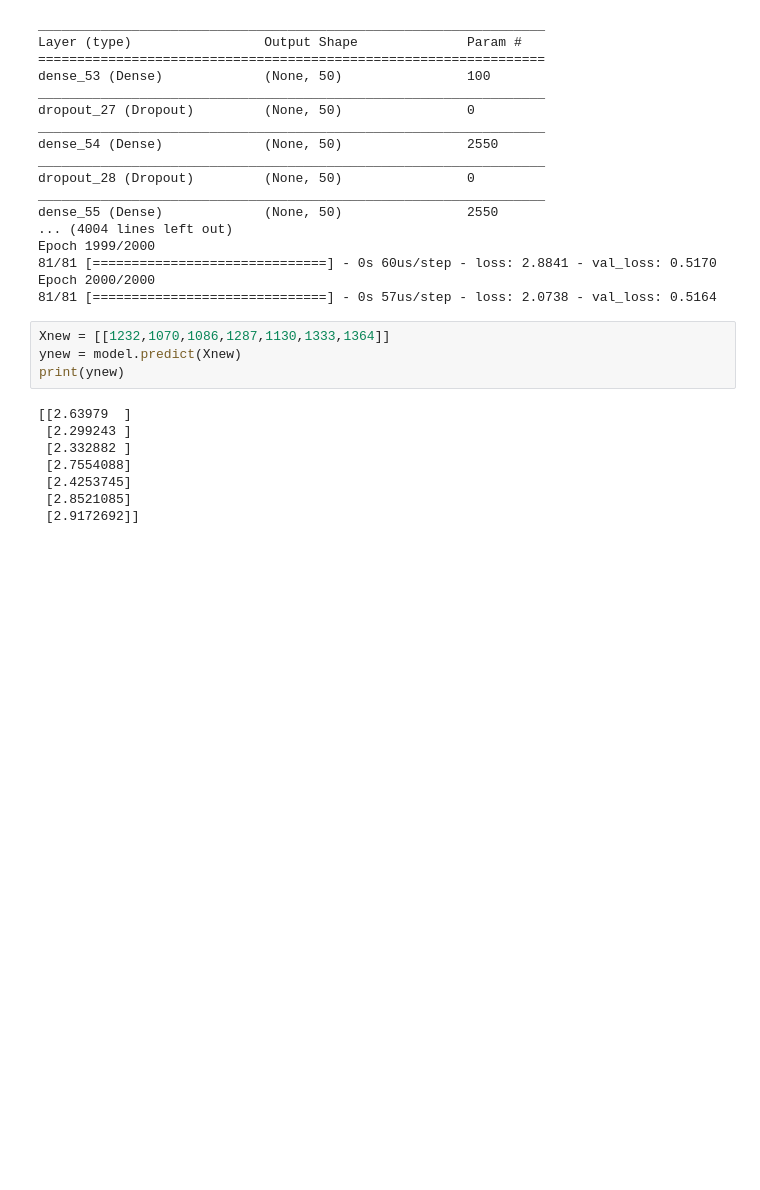
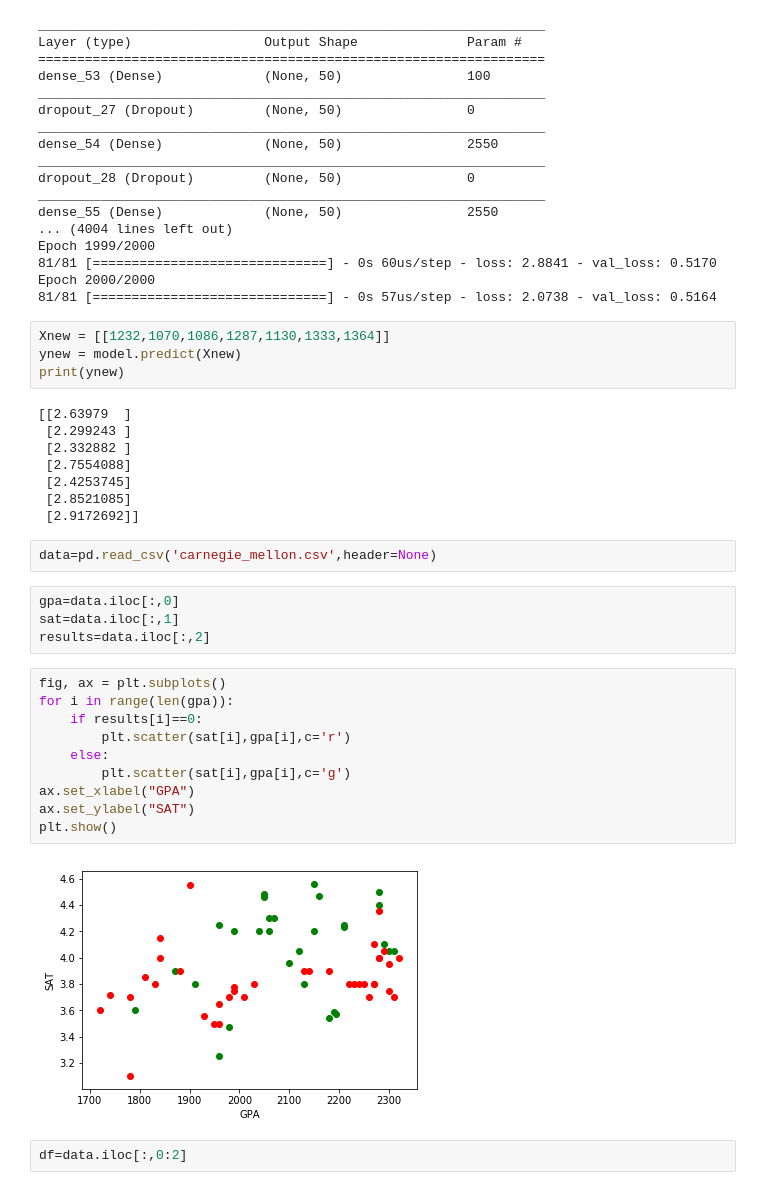
Before and after one commit to Serena-Xu/F-means, a Jupyter notebook: Research/Research.ipynb, the cells around one changed output. Saved outputs shown, nothing was run; the diff lists cells and outputs as text; blank space fills up the shorter version.

```diff
--- a/Research/Research.ipynb
+++ b/Research/Research.ipynb
@@ -215,3 +217,23 @@ print(ynew)
  [2.4253745]
  [2.8521085]
  [2.9172692]]
+# %%
+data=pd.read_csv('carnegie_mellon.csv',header=None)
+# %%
+gpa=data.iloc[:,0]
+sat=data.iloc[:,1]
+results=data.iloc[:,2]
+# %%
+fig, ax = plt.subplots()
+for i in range(len(gpa)):
+    if results[i]==0:
+        plt.scatter(sat[i],gpa[i],c='r')
+    else:
+        plt.scatter(sat[i],gpa[i],c='g')
+ax.set_xlabel("GPA")
+ax.set_ylabel("SAT")
+plt.show()
+# %% [output]
+[figure, added]
+# %%
+df=data.iloc[:,0:2]
```
Also changed, not shown: parts of 6 cells of this notebook, 2 other files.
